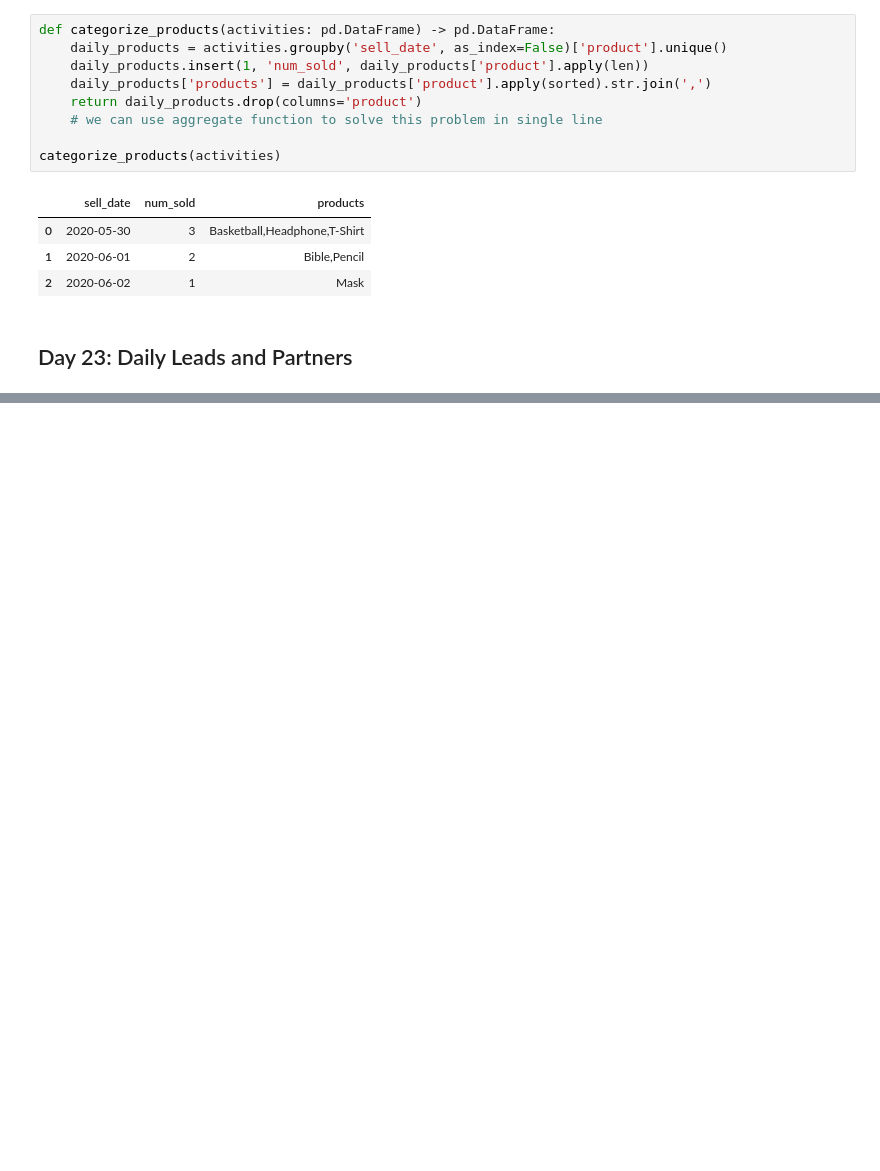
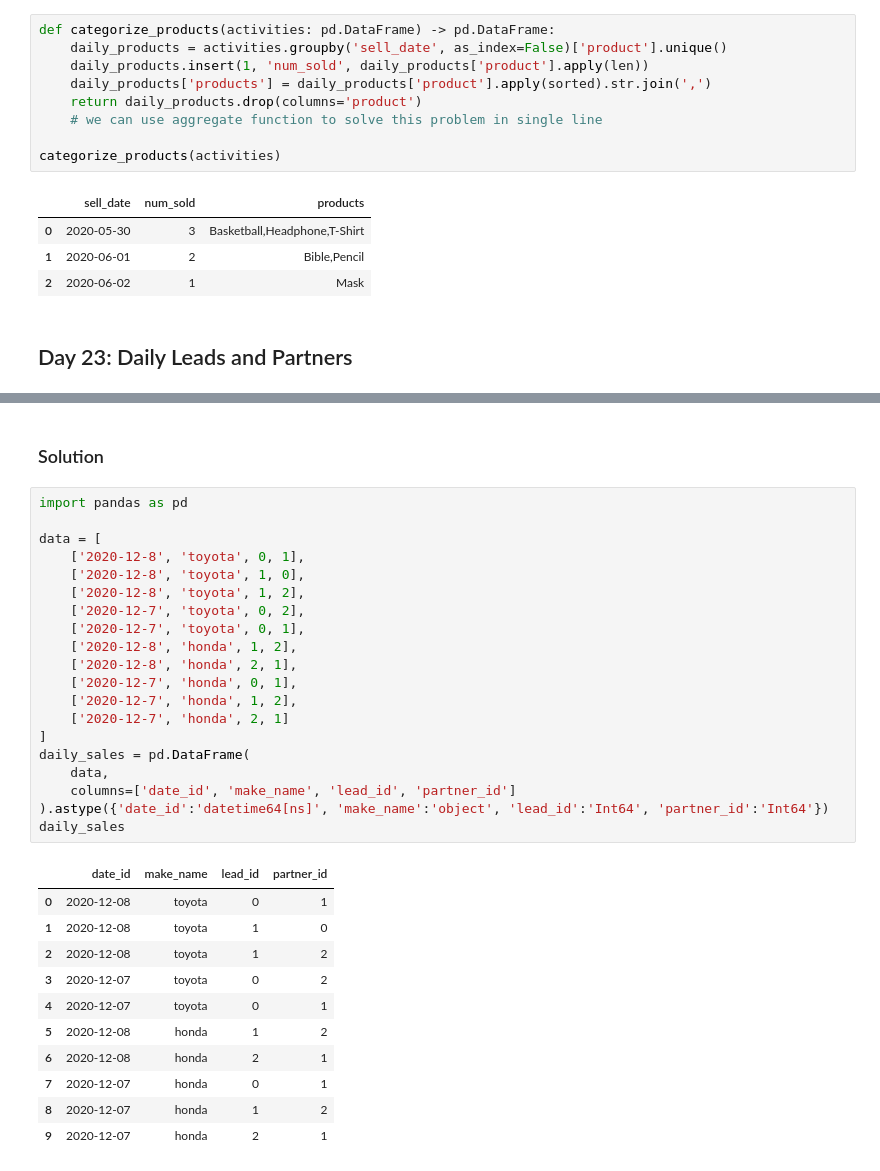
Before and after one commit to mkkhan151/30-days-pandas-challange, a Jupyter notebook: 30_Days_of_Pandas_LeetCode_Challage.ipynb, the cells around one changed output, grey strips where cells are left out. Drawn from its saved outputs; the diff is of its cells as text; blank space fills up the shorter version.

```diff
--- a/30_Days_of_Pandas_LeetCode_Challage.ipynb
+++ b/30_Days_of_Pandas_LeetCode_Challage.ipynb
@@ -1885,0 +1938,34 @@ categorize_products(activities)
+# %% [markdown]
+### Solution
+# %%
+import pandas as pd
+
+data = [
+    ['2020-12-8', 'toyota', 0, 1],
+    ['2020-12-8', 'toyota', 1, 0],
+    ['2020-12-8', 'toyota', 1, 2],
+    ['2020-12-7', 'toyota', 0, 2],
+    ['2020-12-7', 'toyota', 0, 1],
+    ['2020-12-8', 'honda', 1, 2],
+    ['2020-12-8', 'honda', 2, 1],
+    ['2020-12-7', 'honda', 0, 1],
+    ['2020-12-7', 'honda', 1, 2],
+    ['2020-12-7', 'honda', 2, 1]
+]
+daily_sales = pd.DataFrame(
+    data,
+    columns=['date_id', 'make_name', 'lead_id', 'partner_id']
+).astype({'date_id':'datetime64[ns]', 'make_name':'object', 'lead_id':'Int64', 'partner_id':'Int64'})
+daily_sales
+# %% [output]
+|  | date_id | make_name | lead_id | partner_id |
+| 0 | 2020-12-08 | toyota | 0 | 1 |
+| 1 | 2020-12-08 | toyota | 1 | 0 |
+| 2 | 2020-12-08 | toyota | 1 | 2 |
+| 3 | 2020-12-07 | toyota | 0 | 2 |
+| 4 | 2020-12-07 | toyota | 0 | 1 |
+| 5 | 2020-12-08 | honda | 1 | 2 |
+| 6 | 2020-12-08 | honda | 2 | 1 |
+| 7 | 2020-12-07 | honda | 0 | 1 |
+| 8 | 2020-12-07 | honda | 1 | 2 |
+| 9 | 2020-12-07 | honda | 2 | 1 |
```
Also changed, not shown: parts of 3 cells of this notebook.
